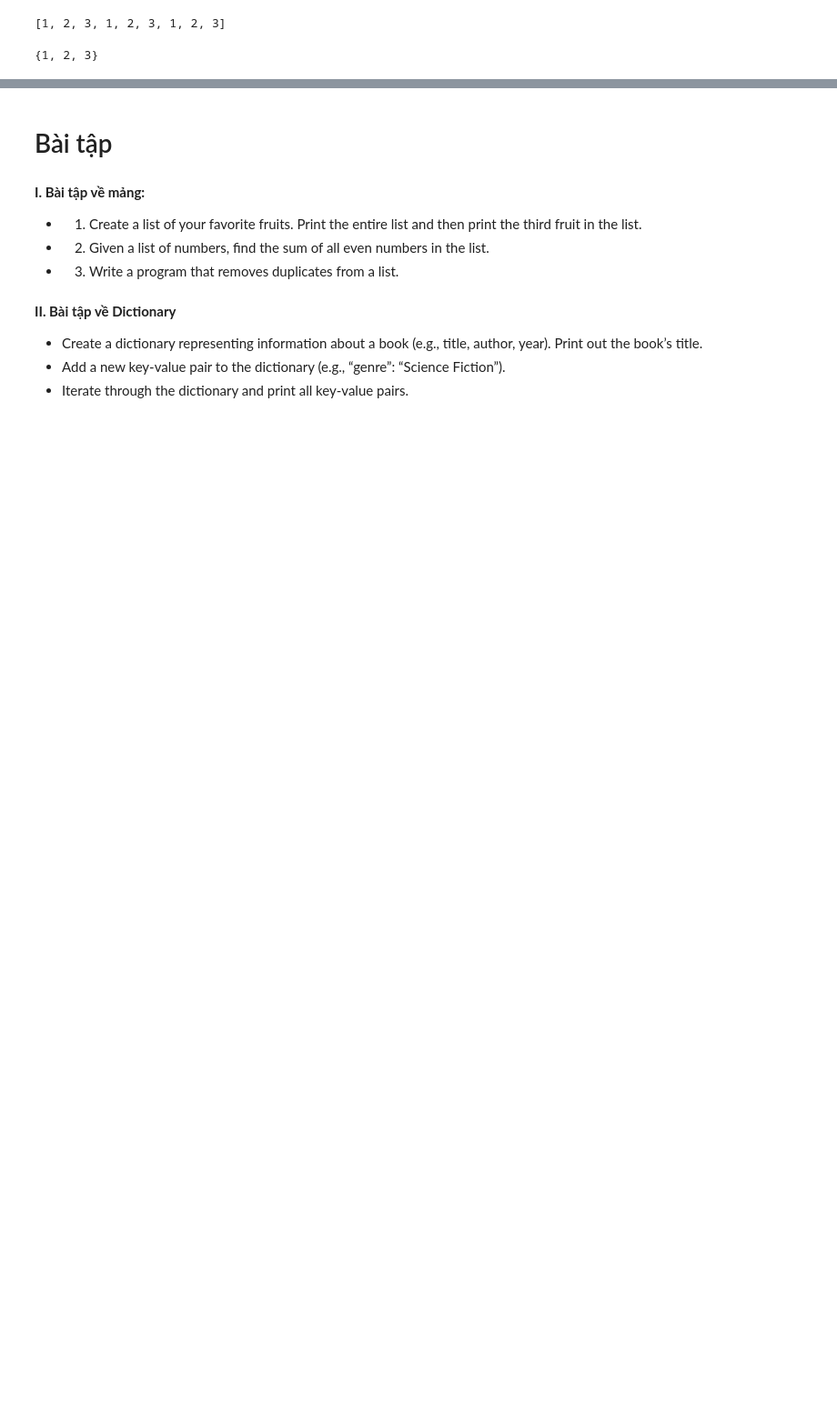
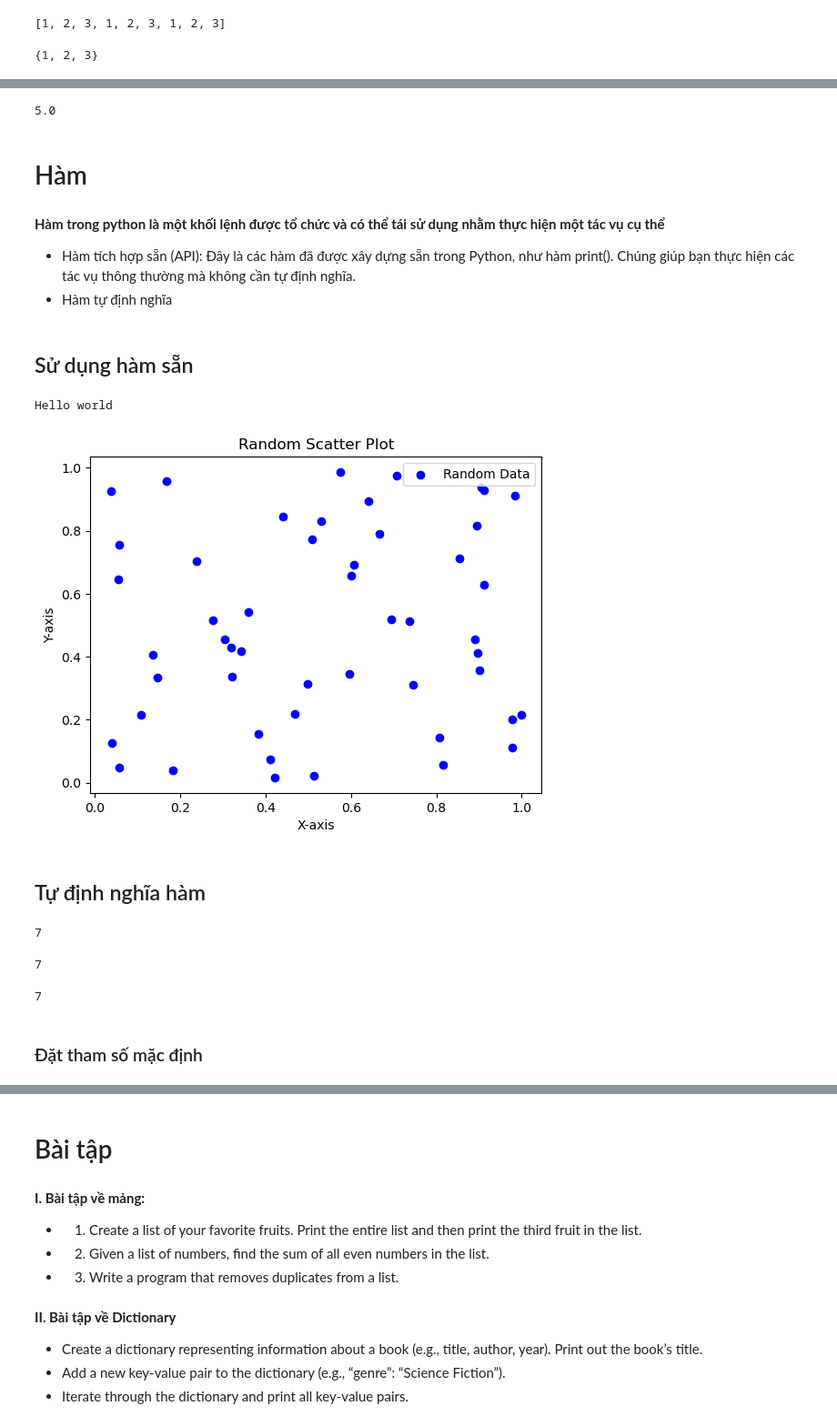
Before and after one commit to Lelvels/python_course_for_begineer, a Jupyter notebook: Course2/Course2.ipynb, the cells around one changed output, grey strips where cells are left out. Shown at 91% size. Drawn from its saved outputs; the diff is of its cells as text; code cells hidden in the pictures; blank space fills up the shorter version.

```diff
--- a/Course2/Course2.ipynb
+++ b/Course2/Course2.ipynb
@@ -172,0 +215,67 @@ array_to_set
+# %%
+canh_tam_giac_vuong_1 = 3 # Snake case
+canhTamGiacVuong = 3      # Camel case
+
+# Không nên
+canh_Tam_Giac_Vuong = 3
+# %% [output]
+5.0
+# %% [markdown]
+# Hàm
+# %% [markdown]
+__Hàm trong python là một khối lệnh được tổ chức và có thể tái sử dụng nhằm thực hiện một tác vụ cụ thể__
+- Hàm tích hợp sẵn (API): Đây là các hàm đã được xây dựng sẵn trong Python, như hàm print(). Chúng giúp bạn thực hiện các tác vụ thông thường mà không cần tự định nghĩa.
+- Hàm tự định nghĩa
+# %% [markdown]
+## Sử dụng hàm sẵn
+# %%
+print("Hello world")
+# %% [output]
+Hello world
+# %%
+import matplotlib.pyplot as plt
+import numpy as np
+
+# Generate some random data
+x = np.random.rand(50)
+y = np.random.rand(50)
+
+# Create a scatter plot
+plt.scatter(x, y, label='Random Data', color='b', marker='o')
+
+# Add labels and a title
+plt.xlabel('X-axis')
+plt.ylabel('Y-axis')
+plt.title('Random Scatter Plot')
+
+# Show the legend
+plt.legend()
+
+# Display the plot
+plt.show()
+# %% [output]
+[figure, added]
+# %% [markdown]
+## Tự định nghĩa hàm
+# %%
+def add():
+    a = 3
+    b = 4
+    return a + b
+
+add()
+# %% [output]
+7
+# %%
+def add(a, b):
+    return a + b
+
+add(3, 4) # tham số a = 3, b = 4
+# %% [output]
+7
+# %%
+add(b=4, a=3)
+# %% [output]
+7
+# %% [markdown]
+### Đặt tham số mặc định
```
Also changed, not shown: parts of 49 cells of this notebook, 1 other file.
